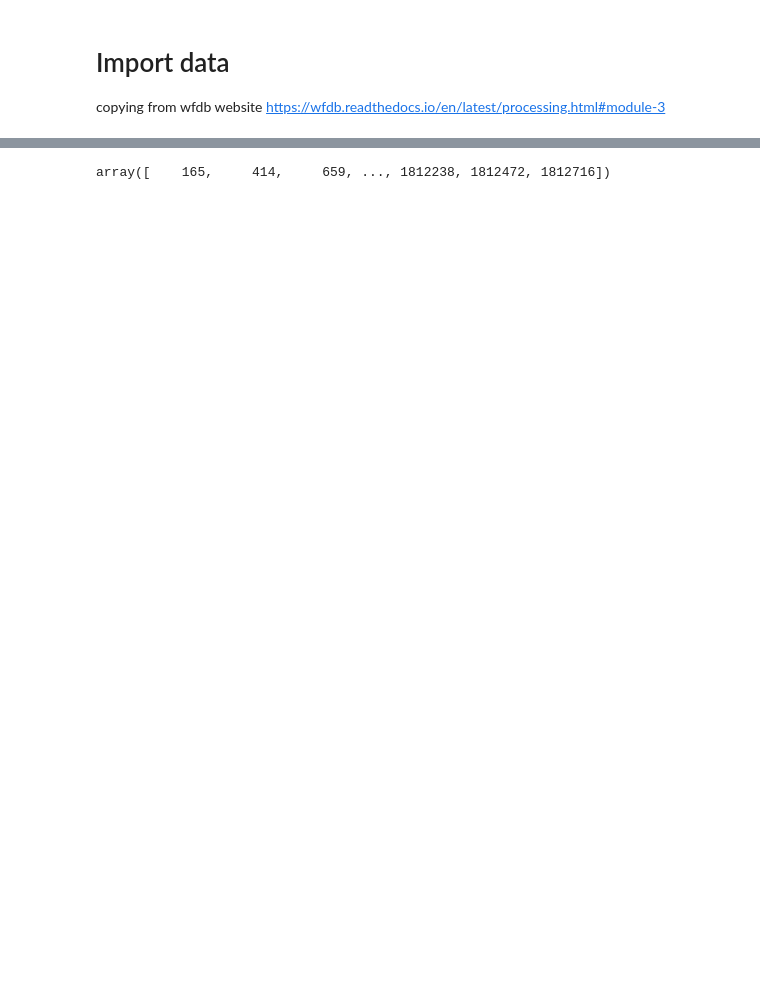
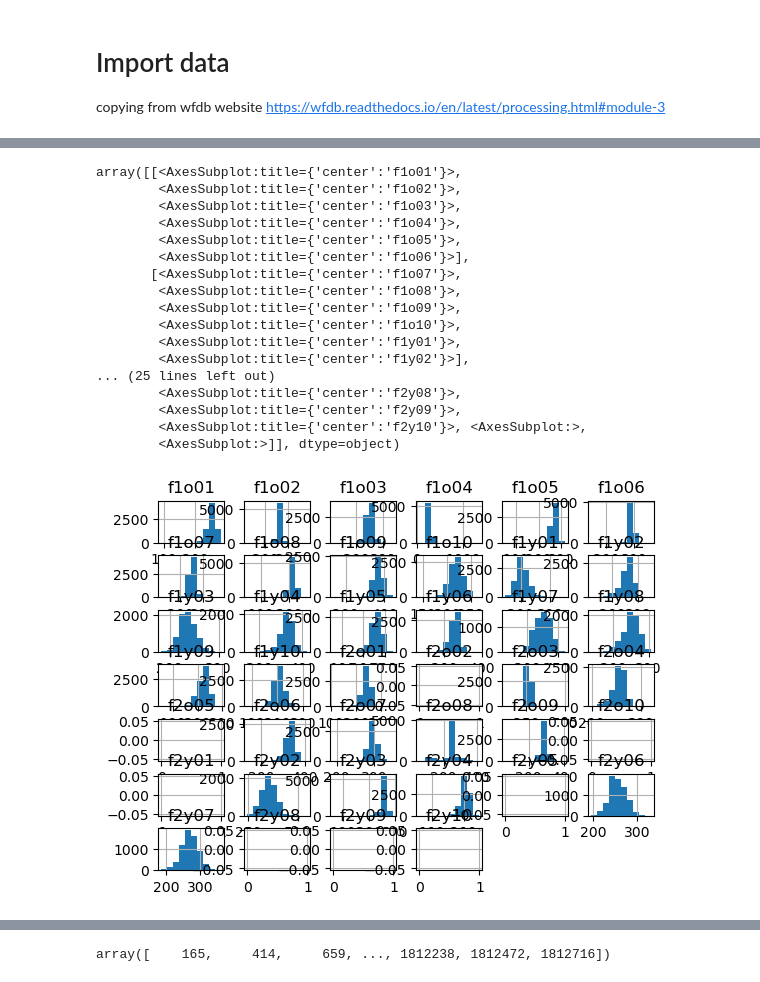
Before and after one commit to threeblueonebrowneyes/Critical-Scale-Invariance-Heart-Rate, a Jupyter notebook: Reading hea files - Data processing.ipynb, the cells around one changed output, grey strips where cells are left out. Cells and saved outputs as stored; diff of their text form; code cells hidden in the pictures; blank space fills up the shorter version.

```diff
--- a/Reading hea files - Data processing.ipynb
+++ b/Reading hea files - Data processing.ipynb
@@ -63,0 +139,22 @@ KeyboardInterrupt:
+# %%
+
+RR_intervals.hist()
+# %% [output]
+array([[<AxesSubplot:title={'center':'f1o01'}>,
+        <AxesSubplot:title={'center':'f1o02'}>,
+        <AxesSubplot:title={'center':'f1o03'}>,
+        <AxesSubplot:title={'center':'f1o04'}>,
+        <AxesSubplot:title={'center':'f1o05'}>,
+        <AxesSubplot:title={'center':'f1o06'}>],
+       [<AxesSubplot:title={'center':'f1o07'}>,
+        <AxesSubplot:title={'center':'f1o08'}>,
+        <AxesSubplot:title={'center':'f1o09'}>,
+        <AxesSubplot:title={'center':'f1o10'}>,
+        <AxesSubplot:title={'center':'f1y01'}>,
+        <AxesSubplot:title={'center':'f1y02'}>],
+... (25 lines left out)
+        <AxesSubplot:title={'center':'f2y08'}>,
+        <AxesSubplot:title={'center':'f2y09'}>,
+        <AxesSubplot:title={'center':'f2y10'}>, <AxesSubplot:>,
+        <AxesSubplot:>]], dtype=object)
+[figure, added]
```
Also changed, not shown: parts of 36 cells of this notebook, 1 other file.
